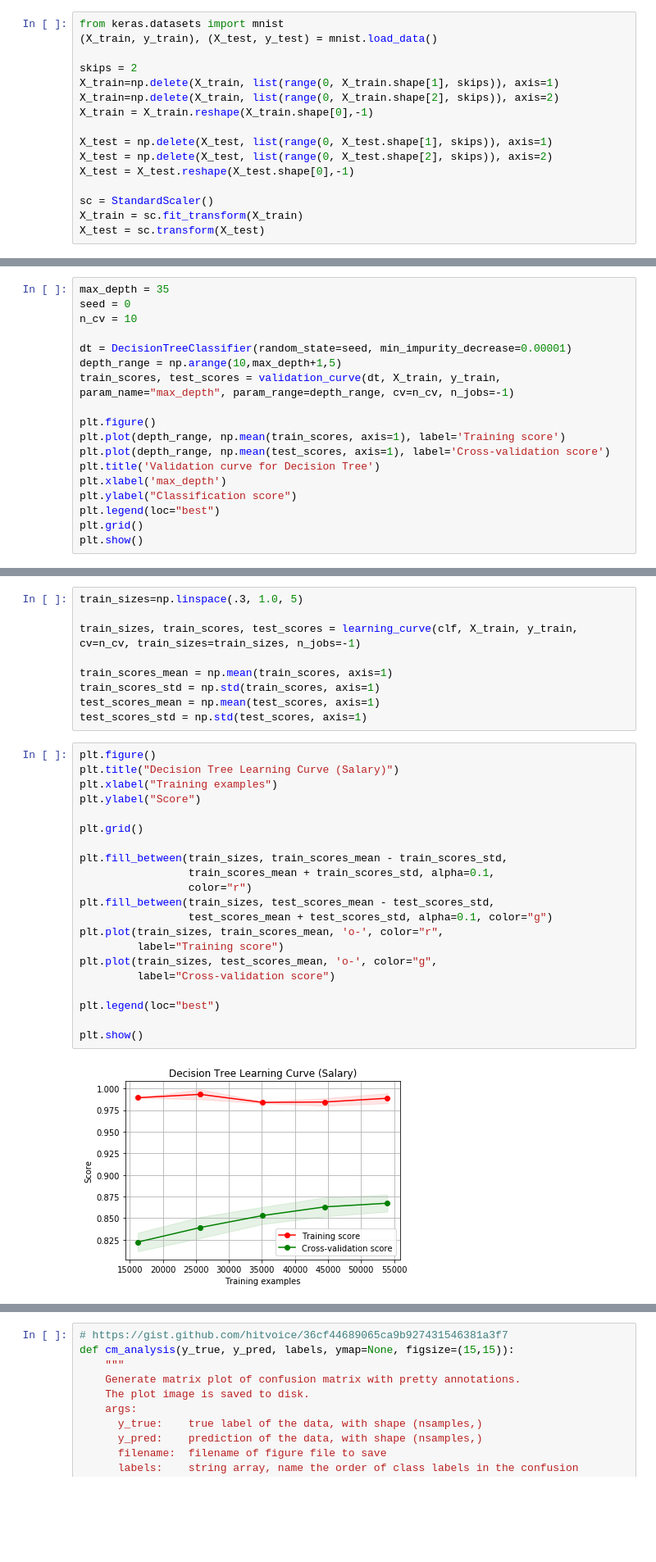
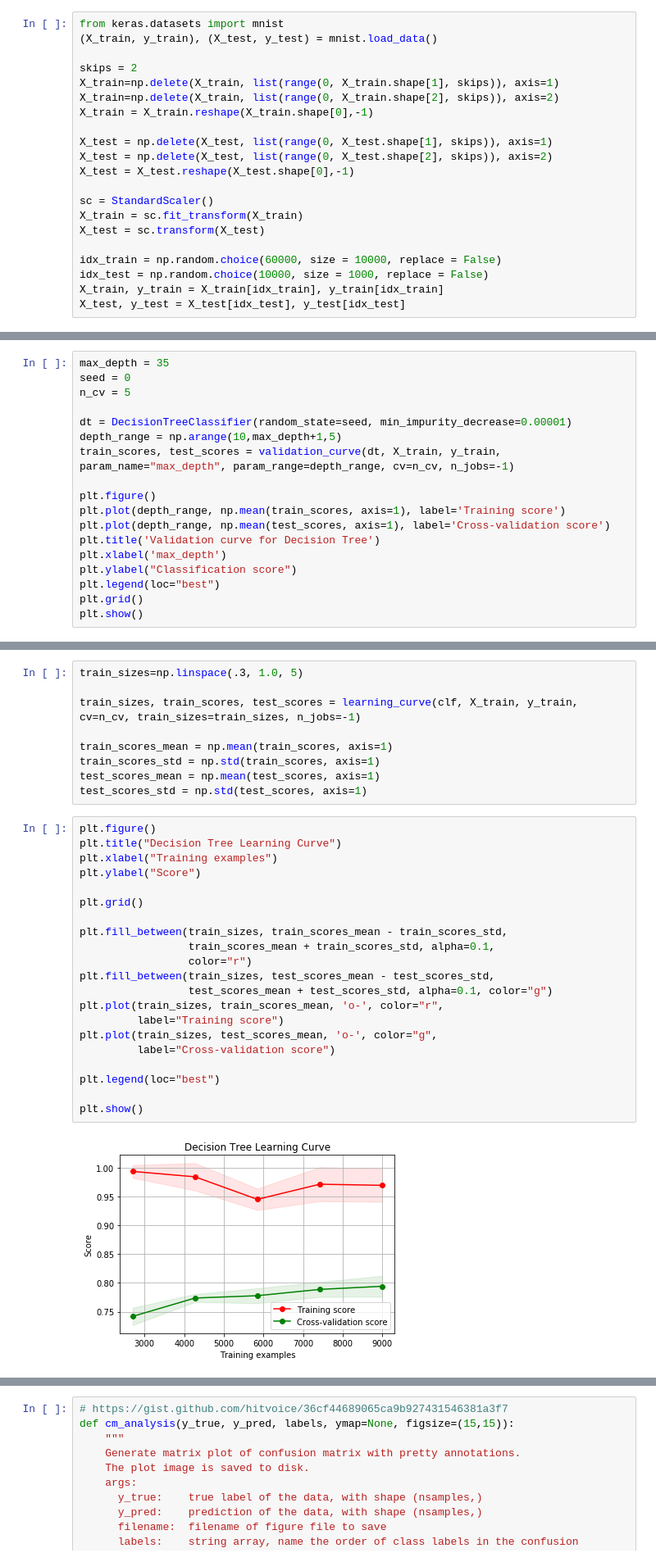
Before and after one commit to khushhallchandra/CS-7641, a Jupyter notebook: Assignment1/DecisionTrees_mnist.ipynb, the cells around one changed output, grey strips where cells are left out. Shown at 82% size. Saved outputs shown, nothing was run; the diff lists cells and outputs as text; blank space fills up the shorter version.

```diff
--- a/Assignment1/DecisionTrees_mnist.ipynb
+++ b/Assignment1/DecisionTrees_mnist.ipynb
@@ -29,12 +29,17 @@ X_test = X_test.reshape(X_test.shape[0],-1)
 sc = StandardScaler()
 X_train = sc.fit_transform(X_train)
 X_test = sc.transform(X_test)
+
+idx_train = np.random.choice(60000, size = 10000, replace = False)
+idx_test = np.random.choice(10000, size = 1000, replace = False)
+X_train, y_train = X_train[idx_train], y_train[idx_train]
+X_test, y_test = X_test[idx_test], y_test[idx_test]
 # %% [output]
 Using TensorFlow backend.
 # %%
 max_depth = 35
 seed = 0
-n_cv = 10
+n_cv = 5
 
 dt = DecisionTreeClassifier(random_state=seed, min_impurity_decrease=0.00001)
 depth_range = np.arange(10,max_depth+1,5)
@@ -77,27 +82,27 @@ test_scores_mean = np.mean(test_scores, axis=1)
 test_scores_std = np.std(test_scores, axis=1)
 # %%
 plt.figure()
-plt.title("Decision Tree Learning Curve (Salary)")
+plt.title("Decision Tree Learning Curve")
 plt.xlabel("Training examples")
 plt.ylabel("Score")
 
 plt.grid()
 
 plt.fill_between(train_sizes, train_scores_mean - train_scores_std,
                  train_scores_mean + train_scores_std, alpha=0.1,
                  color="r")
 plt.fill_between(train_sizes, test_scores_mean - test_scores_std,
                  test_scores_mean + test_scores_std, alpha=0.1, color="g")
 plt.plot(train_sizes, train_scores_mean, 'o-', color="r",
          label="Training score")
 plt.plot(train_sizes, test_scores_mean, 'o-', color="g",
          label="Cross-validation score")
 
 plt.legend(loc="best")
 
 plt.show()
 # %% [output]
-[figure, old version]
+[figure, new version]
 # %%
 print(classification_report(y_test, clf.predict(X_test)))
 # %% [output]
```
Also changed, not shown: parts of 5 cells of this notebook, 1 other file.
